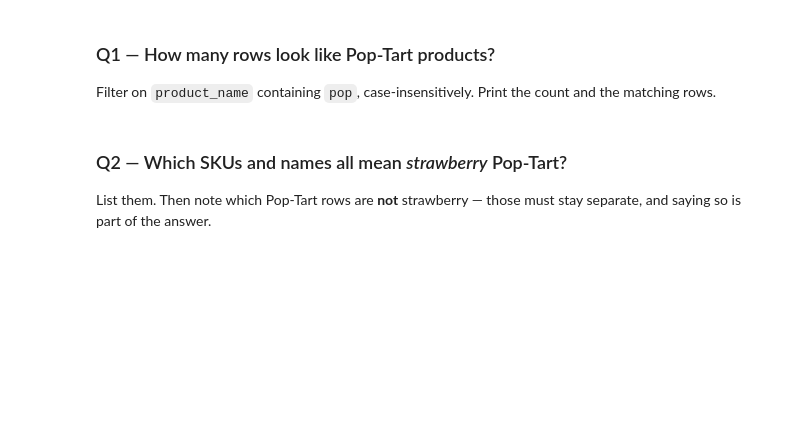
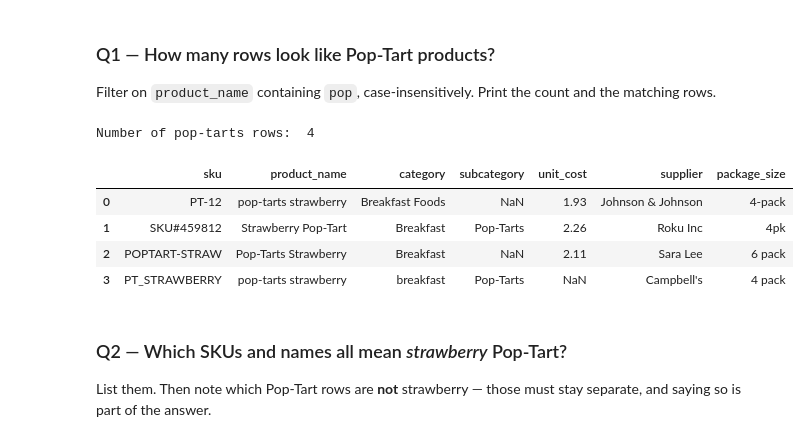
Before and after one commit to yilinw762/ds2002-fa26, a Jupyter notebook: notebooks/05-etl-walmart/2026_10_16_—_Walmart_Warm_Up_SKU_Mess_—_Lab.ipynb, the cells around one changed output. Cells and saved outputs as stored; diff of their text form; code cells hidden in the pictures; blank space fills up the shorter version.

```diff
--- a/notebooks/05-etl-walmart/2026_10_16_—_Walmart_Warm_Up_SKU_Mess_—_Lab.ipynb
+++ b/notebooks/05-etl-walmart/2026_10_16_—_Walmart_Warm_Up_SKU_Mess_—_Lab.ipynb
@@ -30,3 +35,18 @@ Filter on `product_name` containing `pop`, case-insensitively. Print the count a
+# %%
+# TODO (hint: .str.lower().str.contains('pop'))
+pop_tarts = cat[cat['product_name'].str.contains('pop', case = False, na = False)]
+
+print("Number of pop-tarts rows: ", len(pop_tarts)
+)
+
+display(pop_tarts)
+# %% [output]
+Number of pop-tarts rows:  4
+|  | sku | product_name | category | subcategory | unit_cost | supplier | package_size |
+| 0 | PT-12 | pop-tarts strawberry | Breakfast Foods | NaN | 1.93 | Johnson & Johnson | 4-pack |
+| 1 | SKU#459812 | Strawberry Pop-Tart | Breakfast | Pop-Tarts | 2.26 | Roku Inc | 4pk |
+| 2 | POPTART-STRAW | Pop-Tarts Strawberry | Breakfast | NaN | 2.11 | Sara Lee | 6 pack |
+| 3 | PT_STRAWBERRY | pop-tarts strawberry | breakfast | Pop-Tarts | NaN | Campbell's | 4 pack |
 # %% [markdown]
 ### Q2 — Which SKUs and names all mean *strawberry* Pop-Tart?
 
```
Also changed, not shown: parts of 15 cells of this notebook.
